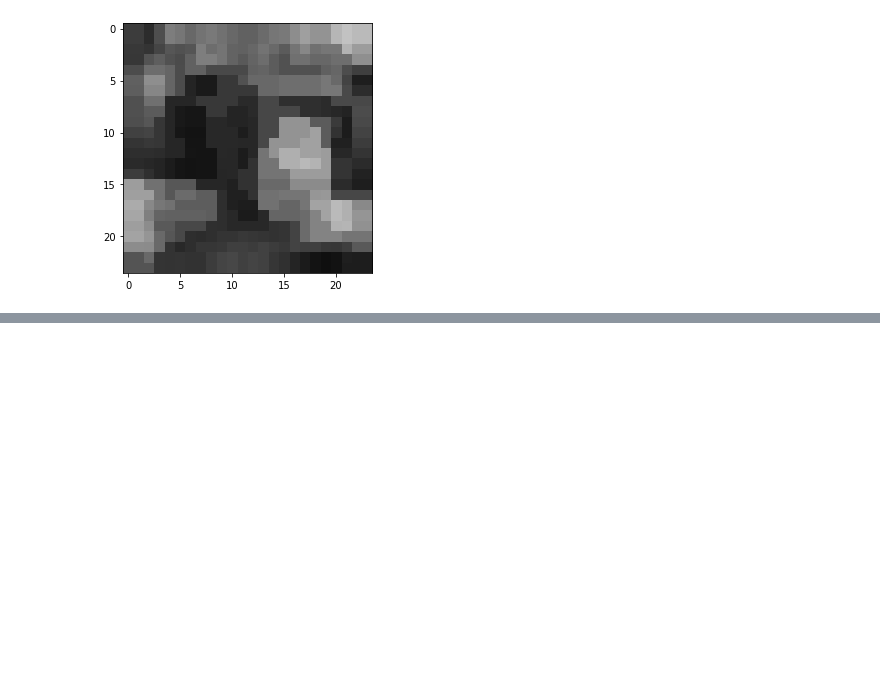
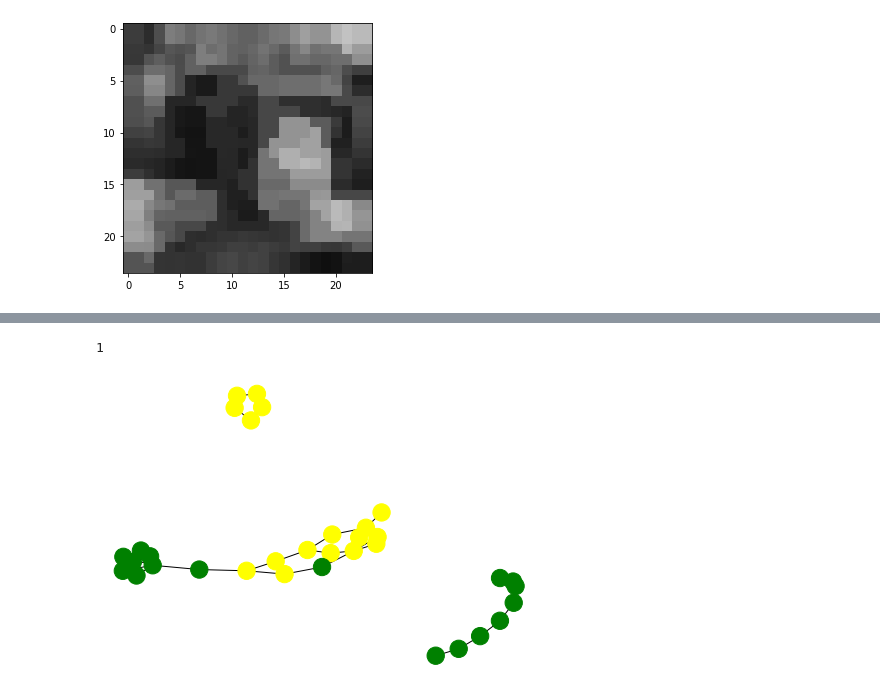
Before and after one commit to zelhar/baproject, a Jupyter notebook: ba/exploration_of_propagation_in_small_graphs.ipynb, the cells around one changed output, grey strips where cells are left out. Cells and saved outputs as stored; diff of their text form; code cells hidden in the pictures; blank space fills up the shorter version.

```diff
--- a/ba/exploration_of_propagation_in_small_graphs.ipynb
+++ b/ba/exploration_of_propagation_in_small_graphs.ipynb
@@ -521,0 +624,30 @@ io.imshow(X.reshape(n,n))
+# %%
+testG = G.copy()
+eG = edgeGraphG(testG)
+p,_ = powerIterateG(eG)
+
+x = np.argmax(p)
+
+eG.nodes[x]['edg']
+
+y = tuple( eG.nodes[x]['edg'])
+
+testG.remove_edge(*y)
+
+nx.number_connected_components(testG)
+# %% [output]
+1
+# %%
+testG = G.copy()
+eG = edgeGraphG(testG)
+while nx.number_connected_components(testG) <= 3:
+    p,_ = powerIterateG(eG)
+    x = np.argmax(p)
+    y = tuple( eG.nodes[x]['edg'])
+    testG.remove_edge(*y)
+    eG = edgeGraphG(testG)
+
+nx.draw_spring(testG, node_color=colours)
+# fail :(
+# %% [output]
+[figure, added]
```
Also changed, not shown: parts of 32 cells of this notebook, 5 other files.
